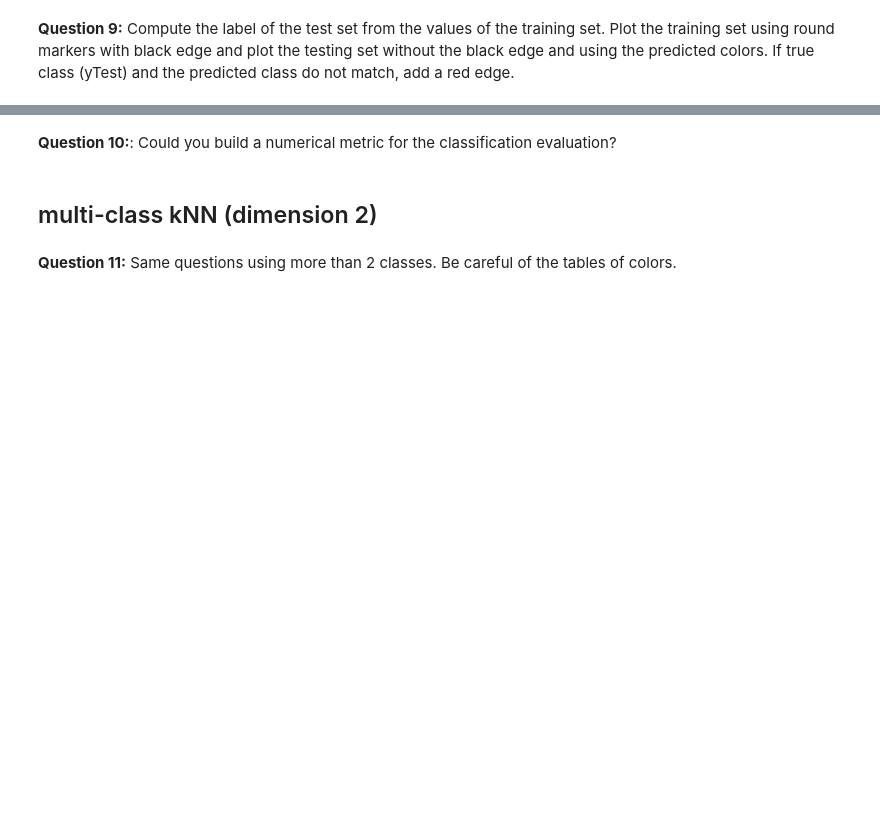
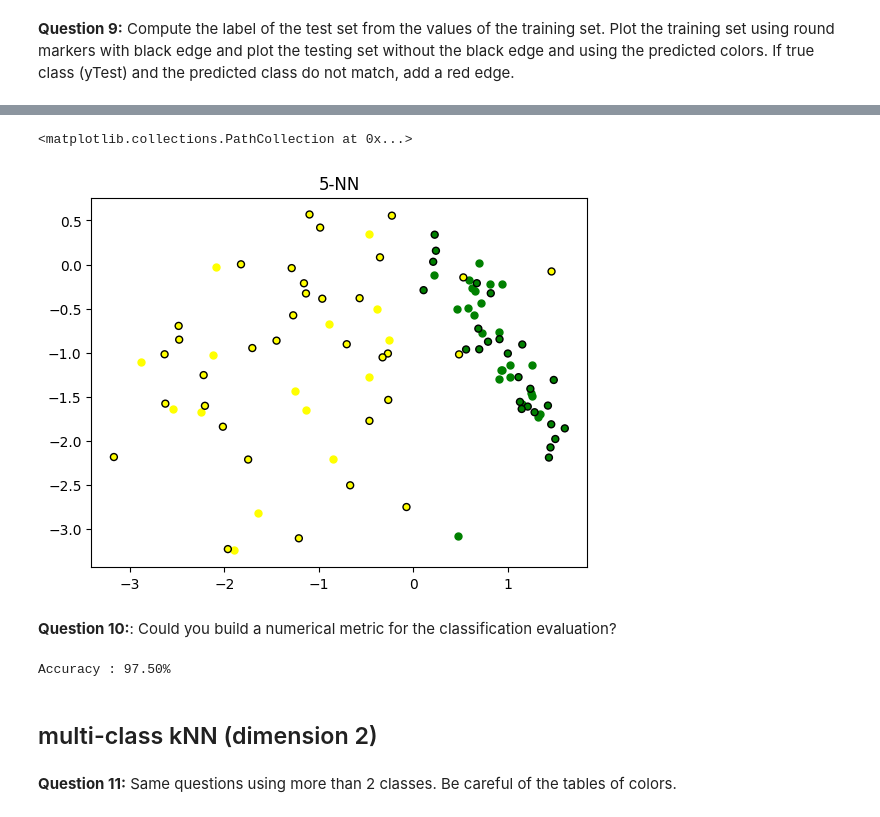
Before and after one commit to DeyannK/Donnees-numeriques, a Jupyter notebook: TP3-kNN/TP.ipynb, the cells around one changed output, grey strips where cells are left out. Cells and saved outputs as stored; diff of their text form; code cells hidden in the pictures; blank space fills up the shorter version.

```diff
--- a/TP3-kNN/TP.ipynb
+++ b/TP3-kNN/TP.ipynb
@@ -193,2 +193,13 @@ yTest = yd[60:]
+# %%
+# your work here
+for i in range(Xtest.shape[0]):
+    plt.scatter(Xtest[i][0], Xtest[i][1], marker="o", c=colors[voteKnn(Xtrain, yTrain, 5, Xtest[i])], s=25)
+
+thetitle = str(nKNN)+'-NN'
+plt.title(thetitle)
+plt.scatter(Xtrain[:, 0], Xtrain[:, 1], marker="o", c=colors[yTrain], s=25, edgecolor="k")
+# %% [output]
+<matplotlib.collections.PathCollection at 0x...>
+[figure, added]
 # %% [markdown]
 **Question 10:**: Could you build a numerical metric for the classification evaluation?
@@ -197,3 +206,15 @@ yTest = yd[60:]
+# %%
+def knnAccuracy(vraiValeur, predValeur):
+    bonnePred = np.sum(vraiValeur == predValeur)
+    nbPred = len(vraiValeur)
+    accuracy = bonnePred / nbPred
+    return accuracy
+
+valeurPred = [voteKnn(Xtrain, yTrain, 5, x) for x in Xtest]
+accuracy = knnAccuracy(yTest, valeurPred)
+print(f"Accuracy : {accuracy * 100:.2f}%")
+# %% [output]
+Accuracy : 97.50%
 # %% [markdown]
 ## multi-class kNN (dimension 2)
 # %% [markdown]
```
Also changed, not shown: parts of 5 cells of this notebook, 1 other file.
